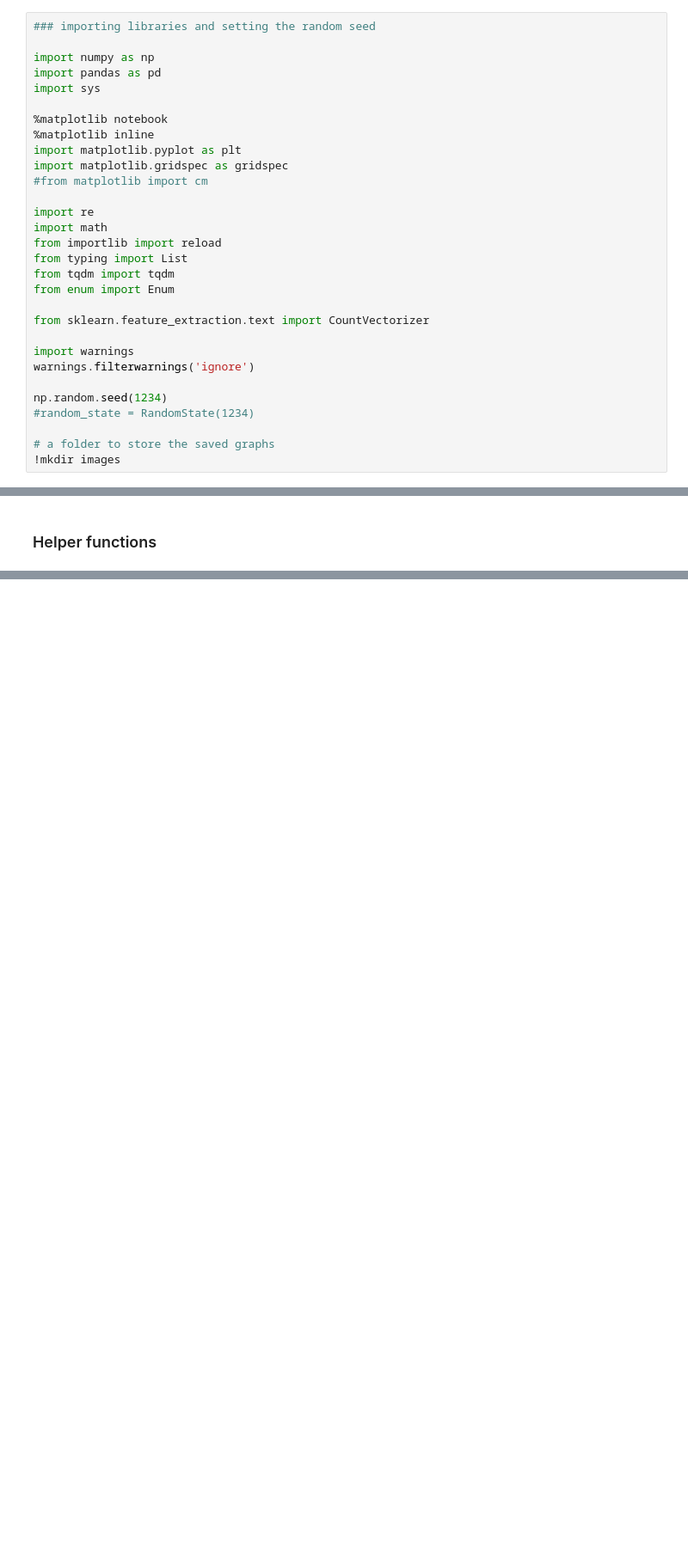
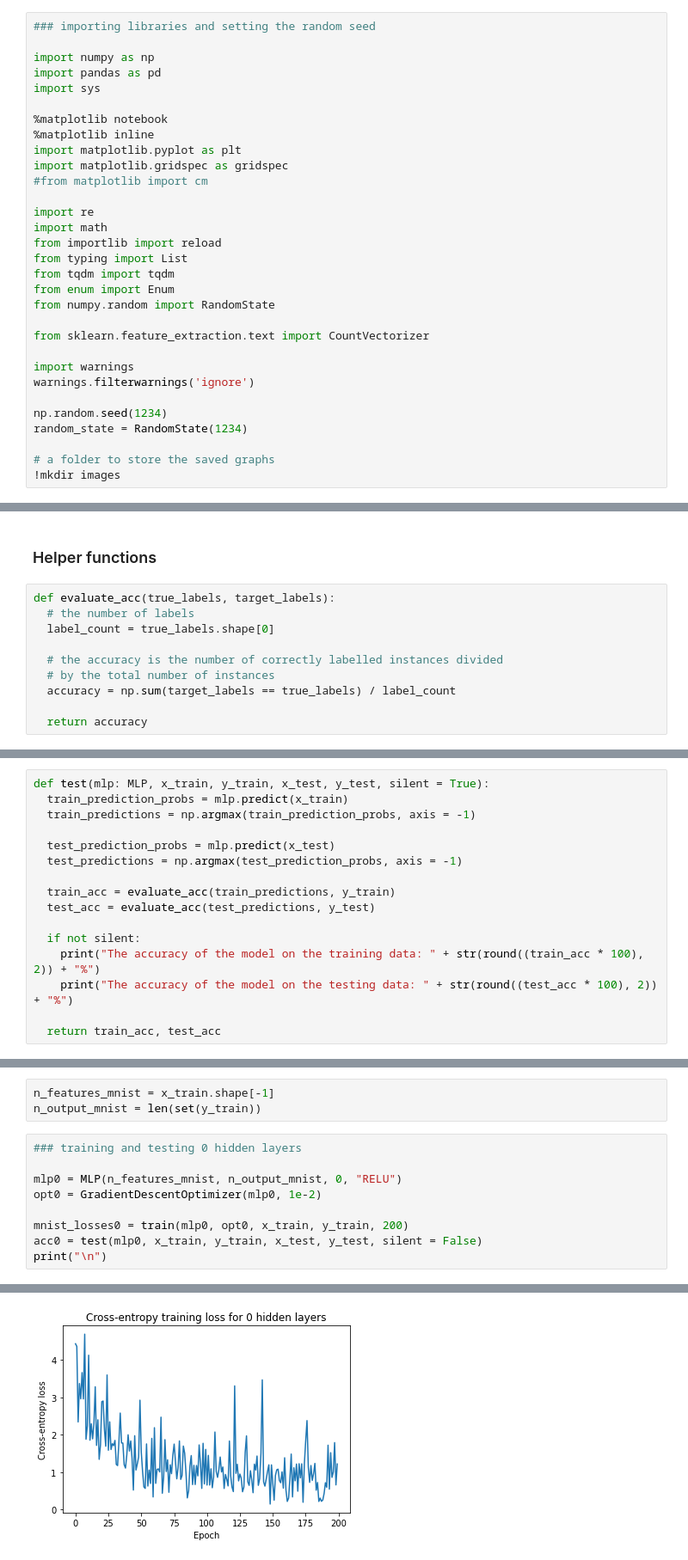
Before and after one commit to faithrts/ML-Intro, a Jupyter notebook: A3_Draft.ipynb, the cells around one changed output, grey strips where cells are left out. Shown: that part at 86% size. Drawn from its saved outputs; the diff is of its cells as text; blank space fills up the shorter version.

```diff
--- a/A3_Draft.ipynb
+++ b/A3_Draft.ipynb
@@ -21,6 +21,7 @@ from importlib import reload
 from typing import List
 from tqdm import tqdm
 from enum import Enum
+from numpy.random import RandomState
 
 from sklearn.feature_extraction.text import CountVectorizer
 
@@ -28,7 +29,7 @@ import warnings
 warnings.filterwarnings('ignore')
 
 np.random.seed(1234)
-#random_state = RandomState(1234)
+random_state = RandomState(1234)
 
 # a folder to store the saved graphs
 !mkdir images
@@ -324,5 +373,15 @@ class GradientDescentOptimizer(Optimizer):
 # Running experiments
 # %% [markdown]
 ### Helper functions
+# %%
+def evaluate_acc(true_labels, target_labels):
+  # the number of labels
+  label_count = true_labels.shape[0]
+
+  # the accuracy is the number of correctly labelled instances divided
+  # by the total number of instances
+  accuracy = np.sum(target_labels == true_labels) / label_count
+
+  return accuracy
 # %%
 def train(mlp: MLP, optimizer: Optimizer, data_x, data_y, steps):
@@ -339,0 +420,16 @@ def train(mlp: MLP, optimizer: Optimizer, data_x, data_y, steps):
+# %%
+def test(mlp: MLP, x_train, y_train, x_test, y_test, silent = True):
+  train_prediction_probs = mlp.predict(x_train)
+  train_predictions = np.argmax(train_prediction_probs, axis = -1)
+
+  test_prediction_probs = mlp.predict(x_test)
+  test_predictions = np.argmax(test_prediction_probs, axis = -1)
+
+  train_acc = evaluate_acc(train_predictions, y_train)
+  test_acc = evaluate_acc(test_predictions, y_test)
+
+  if not silent:
+    print("The accuracy of the model on the training data: " + str(round((train_acc * 100), 2)) + "%")
+    print("The accuracy of the model on the testing data: " + str(round((test_acc * 100), 2)) + "%")
+
+  return train_acc, test_acc
@@ -339,0 +438,13 @@ def train(mlp: MLP, optimizer: Optimizer, data_x, data_y, steps):
+# %%
+n_features_mnist = x_train.shape[-1]
+n_output_mnist = len(set(y_train))
+# %%
+### training and testing 0 hidden layers
+
+mlp0 = MLP(n_features_mnist, n_output_mnist, 0, "RELU")
+opt0 = GradientDescentOptimizer(mlp0, 1e-2)
+
+mnist_losses0 = train(mlp0, opt0, x_train, y_train, 200)
+acc0 = test(mlp0, x_train, y_train, x_test, y_test, silent = False)
+print("\n")
+# %% [output]
@@ -339,0 +453 @@ def train(mlp: MLP, optimizer: Optimizer, data_x, data_y, steps):
+[figure, added]
```
Also changed, not shown: parts of 16 cells of this notebook.
